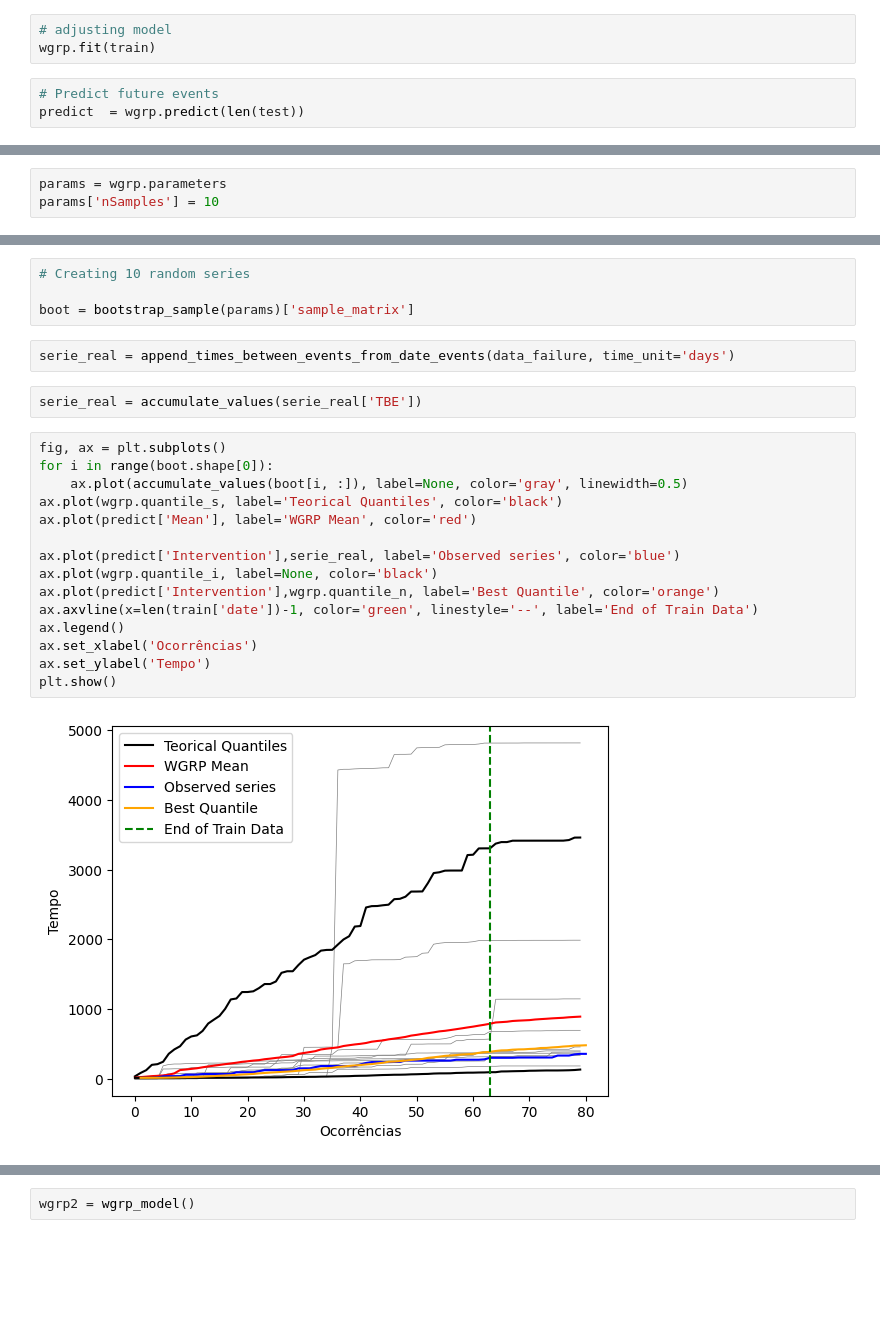
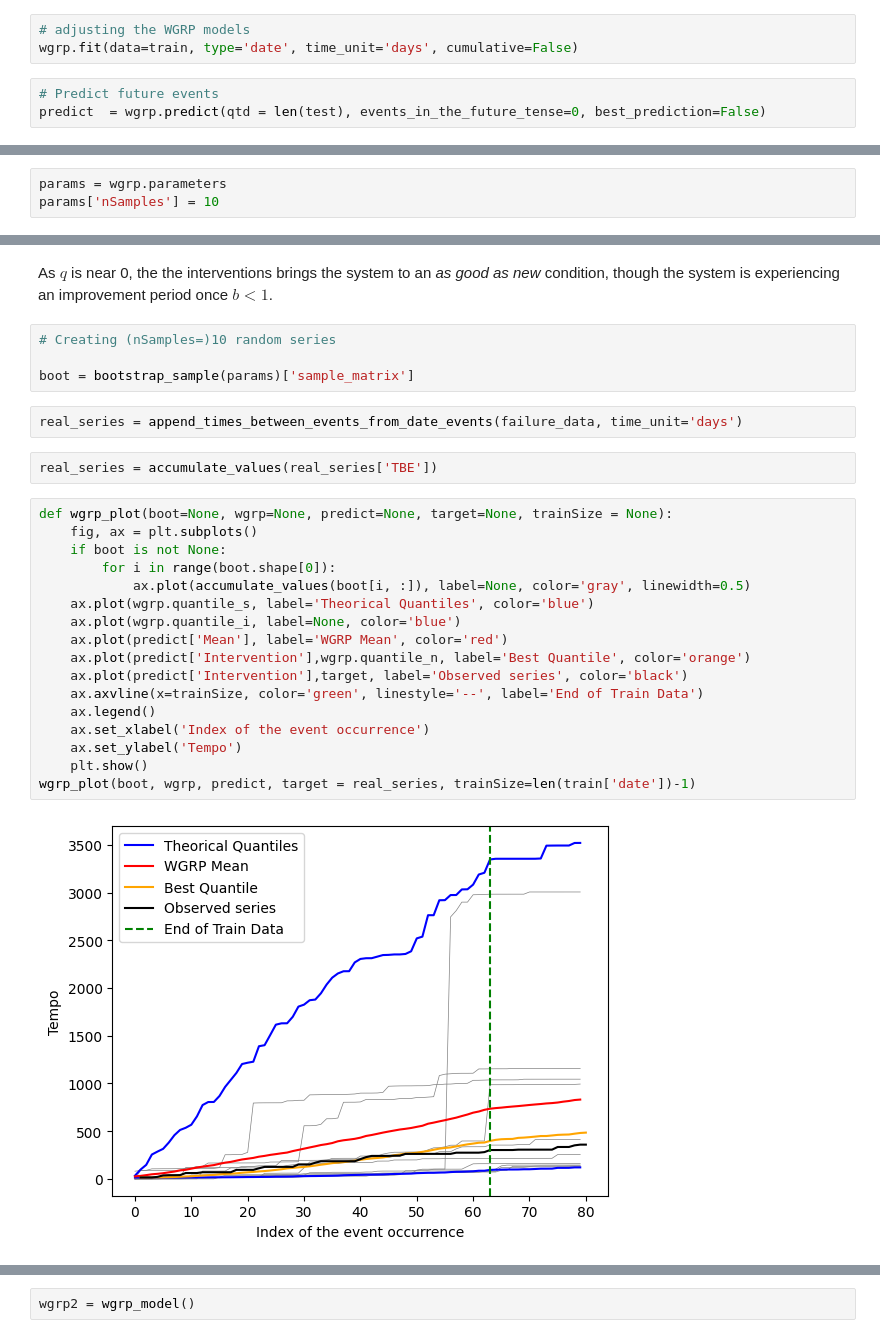
Before and after one commit to danttis/wgrp, a Jupyter notebook: Example_of_use.ipynb, the cells around one changed output, grey strips where cells are left out. Saved outputs shown, nothing was run; the diff lists cells and outputs as text; blank space fills up the shorter version.

```diff
--- a/Example_of_use.ipynb
+++ b/Example_of_use.ipynb
@@ -60,11 +61,11 @@ train, test=  train_test_split(data_failure, test_size=0.2, shuffle=False)
 # starting a wgrp template
 wgrp = wgrp_model()
 # %%
-# adjusting model
-wgrp.fit(train)
+# adjusting the WGRP models
+wgrp.fit(data=train, type='date', time_unit='days', cumulative=False)
 # %%
 # Predict future events
-predict  = wgrp.predict(len(test))
+predict  = wgrp.predict(qtd = len(test), events_in_the_future_tense=0, best_prediction=False)
 # %% [output]
 alpha = 0.04202164210569658
 beta = 0.19895205045501507
@@ -89,25 +133,29 @@ params['nSamples'] = 10
+# %% [markdown]
+As $q$ is near 0, the the interventions brings the system to an *as good as new* condition, though the system is experiencing an improvement period once $b<1$.
 # %%
-# Creating 10 random series
+# Creating (nSamples=)10 random series
 
 boot = bootstrap_sample(params)['sample_matrix']
 # %%
-serie_real = append_times_between_events_from_date_events(data_failure, time_unit='days')
+real_series = append_times_between_events_from_date_events(failure_data, time_unit='days')
 # %%
-serie_real = accumulate_values(serie_real['TBE'])
+real_series = accumulate_values(real_series['TBE'])
 # %%
-fig, ax = plt.subplots()
-for i in range(boot.shape[0]):
-    ax.plot(accumulate_values(boot[i, :]), label=None, color='gray', linewidth=0.5)
-ax.plot(wgrp.quantile_s, label='Teorical Quantiles', color='black')
-ax.plot(predict['Mean'], label='WGRP Mean', color='red')
-
-ax.plot(predict['Intervention'],serie_real, label='Observed series', color='blue')
-ax.plot(wgrp.quantile_i, label=None, color='black')
-ax.plot(predict['Intervention'],wgrp.quantile_n, label='Best Quantile', color='orange')
-ax.axvline(x=len(train['date'])-1, color='green', linestyle='--', label='End of Train Data')
-ax.legend()
-ax.set_xlabel('Ocorrências')
-ax.set_ylabel('Tempo')
-plt.show()
+def wgrp_plot(boot=None, wgrp=None, predict=None, target=None, trainSize = None):
+    fig, ax = plt.subplots()
+    if boot is not None:
+        for i in range(boot.shape[0]):
+            ax.plot(accumulate_values(boot[i, :]), label=None, color='gray', linewidth=0.5)
+    ax.plot(wgrp.quantile_s, label='Theorical Quantiles', color='blue')
+    ax.plot(wgrp.quantile_i, label=None, color='blue')
+    ax.plot(predict['Mean'], label='WGRP Mean', color='red')
+    ax.plot(predict['Intervention'],wgrp.quantile_n, label='Best Quantile', color='orange')
+    ax.plot(predict['Intervention'],target, label='Observed series', color='black')
+    ax.axvline(x=trainSize, color='green', linestyle='--', label='End of Train Data')
+    ax.legend()
+    ax.set_xlabel('Index of the event occurrence')
+    ax.set_ylabel('Tempo')
+    plt.show()
+wgrp_plot(boot, wgrp, predict, target = real_series, trainSize=len(train['date'])-1)
 # %% [output]
-[figure, old version]
+[figure, new version]
```
Also changed, not shown: parts of 18 cells of this notebook, 2 other files.
